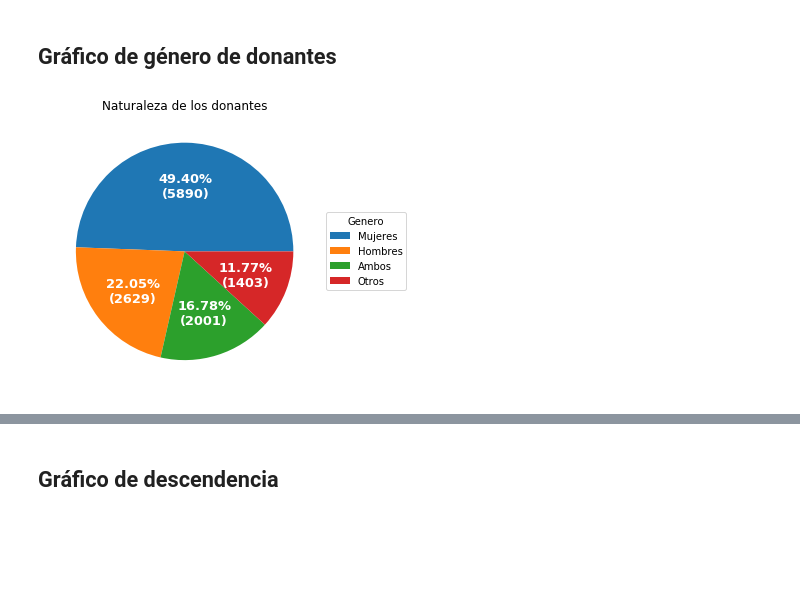
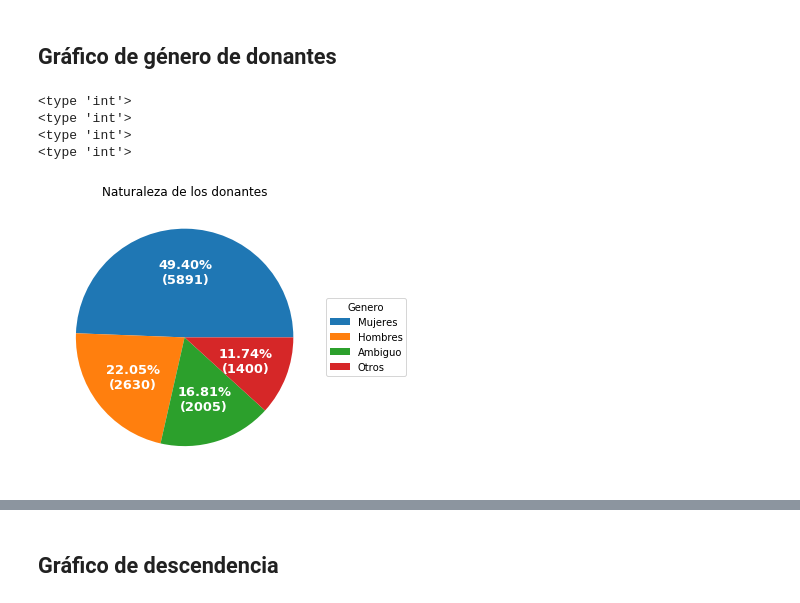
Before and after one commit to JorgeGarciaBello/hip_give, a Jupyter notebook: 1_text_analysis/pie_charts.ipynb, the cells around one changed output, grey strips where cells are left out. Cells and saved outputs as stored; diff of their text form; code cells hidden in the pictures; blank space fills up the shorter version.

```diff
--- a/1_text_analysis/pie_charts.ipynb
+++ b/1_text_analysis/pie_charts.ipynb
@@ -79,25 +64,31 @@ plt.savefig('pie_chart_comment_analysis_base_B.png',bbox_inches='tight')
 # %%
 fig, ax = plt.subplots(figsize=(9, 5), subplot_kw=dict(aspect="equal"))
 
 recipe = ["5891  Mujeres",
           "2630  Hombres",
-          "2001  Ambos",
-          "1404  Otros"
+          "2005  Ambiguo",
+          "1400  Otros"
           ]
 data = [float(x.split()[0]) for x in recipe]
 ingredients = [x.split()[-1] for x in recipe]
 def func(pct, allvals):
-    absolute = int(pct/100.*np.sum(allvals))
+    absolute = int(pct/100.*np.sum(allvals))+1
+    print(type(absolute))
+    #absolute = int(pct/100.*np.sum(allvals))
     return "{:.2f}%\n({:d})".format(pct, absolute)
 wedges, texts, autotexts = ax.pie(data, autopct=lambda pct: func(pct, data),
                                   textprops=dict(color="w"))
 ax.legend(wedges, ingredients,
           title="Genero",
           loc="center left",
           bbox_to_anchor=(1, 0, 0.5, 1))
 plt.setp(autotexts, size=13.0, weight="bold")
 
 ax.set_title("Naturaleza de los donantes")
 plt.savefig('pie_chart_gender_analysis.png',bbox_inches='tight')
 # %% [output]
+<type 'int'>
+<type 'int'>
+<type 'int'>
+<type 'int'>
-[figure, old version]
+[figure, new version]
```
Also changed, not shown: parts of 5 cells of this notebook, 18 other files.
